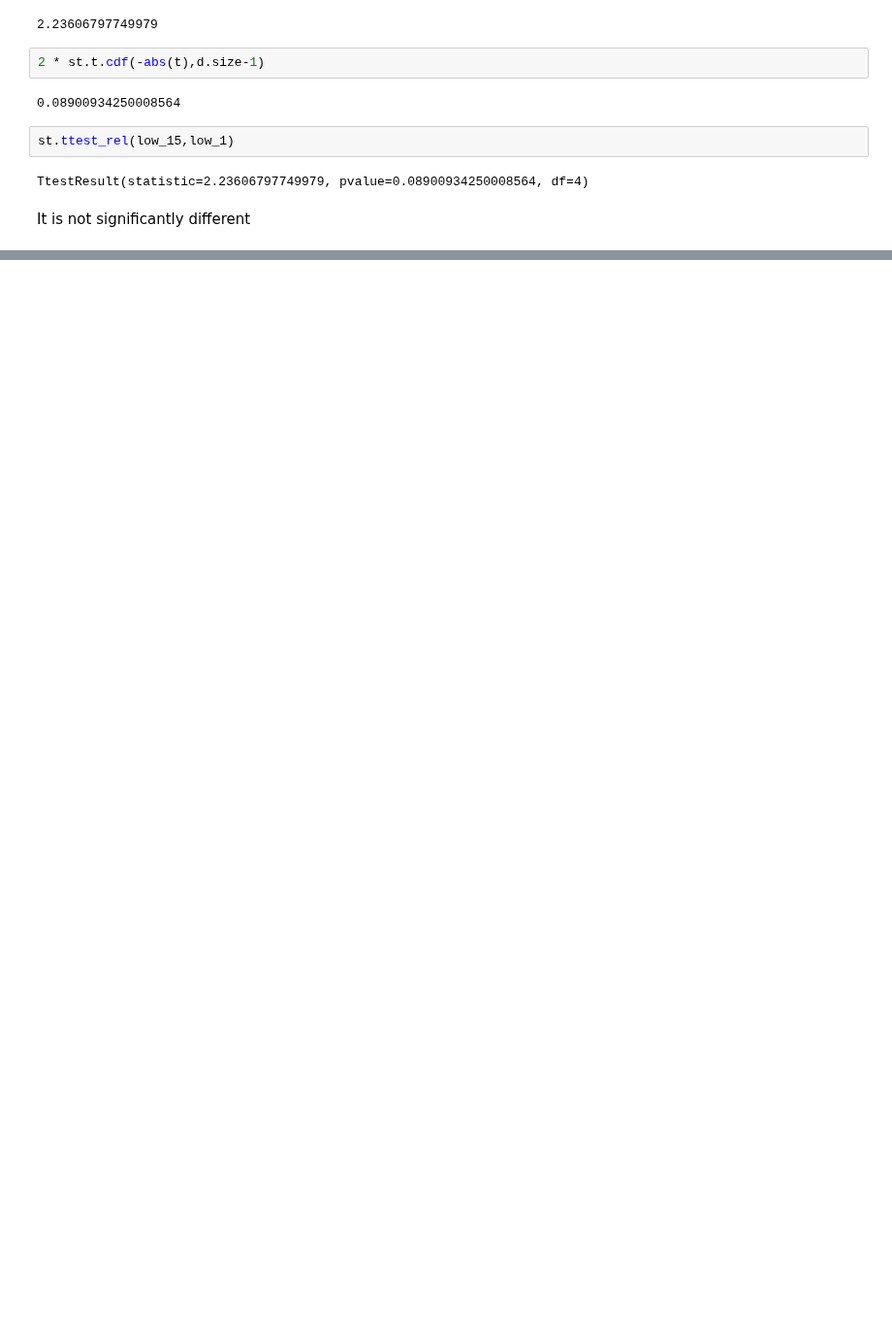
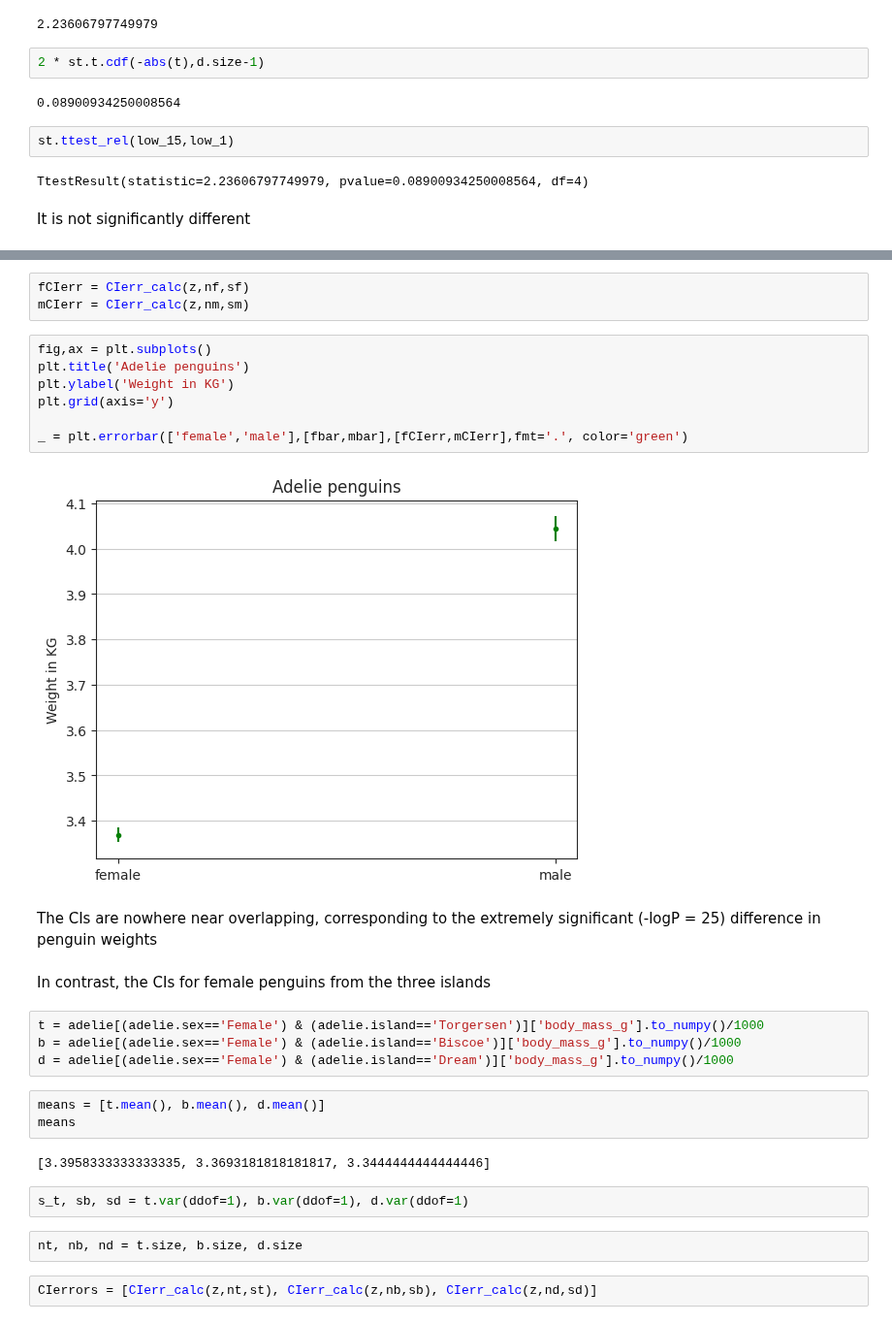
Before and after one commit to fakhar-iqbal/Machine_Learning_Fundamentals, a Jupyter notebook: Statistics.ipynb, the cells around one changed output, grey strips where cells are left out. Shown at 97% size. Saved outputs shown, nothing was run; the diff lists cells and outputs as text; blank space fills up the shorter version.

```diff
--- a/Statistics.ipynb
+++ b/Statistics.ipynb
@@ -828,0 +886,31 @@ It is not significantly different
+# %%
+fCIerr = CIerr_calc(z,nf,sf)
+mCIerr = CIerr_calc(z,nm,sm)
+# %%
+fig,ax = plt.subplots()
+plt.title('Adelie penguins')
+plt.ylabel('Weight in KG')
+plt.grid(axis='y')
+
+_ = plt.errorbar(['female','male'],[fbar,mbar],[fCIerr,mCIerr],fmt='.', color='green')
+# %% [output]
+[figure, added]
+# %% [markdown]
+The CIs are nowhere near overlapping, corresponding to the extremely significant (-logP = 25) difference in penguin weights
+# %% [markdown]
+In contrast, the CIs for female penguins from the three islands
+# %%
+t = adelie[(adelie.sex=='Female') & (adelie.island=='Torgersen')]['body_mass_g'].to_numpy()/1000
+b = adelie[(adelie.sex=='Female') & (adelie.island=='Biscoe')]['body_mass_g'].to_numpy()/1000
+d = adelie[(adelie.sex=='Female') & (adelie.island=='Dream')]['body_mass_g'].to_numpy()/1000
+# %%
+means = [t.mean(), b.mean(), d.mean()]
+means
+# %% [output]
+[3.3958333333333335, 3.3693181818181817, 3.3444444444444446]
+# %%
+s_t, sb, sd = t.var(ddof=1), b.var(ddof=1), d.var(ddof=1)
+# %%
+nt, nb, nd = t.size, b.size, d.size
+# %%
+CIerrors = [CIerr_calc(z,nt,st), CIerr_calc(z,nb,sb), CIerr_calc(z,nd,sd)]
```
Also changed, not shown: parts of 20 cells of this notebook.
